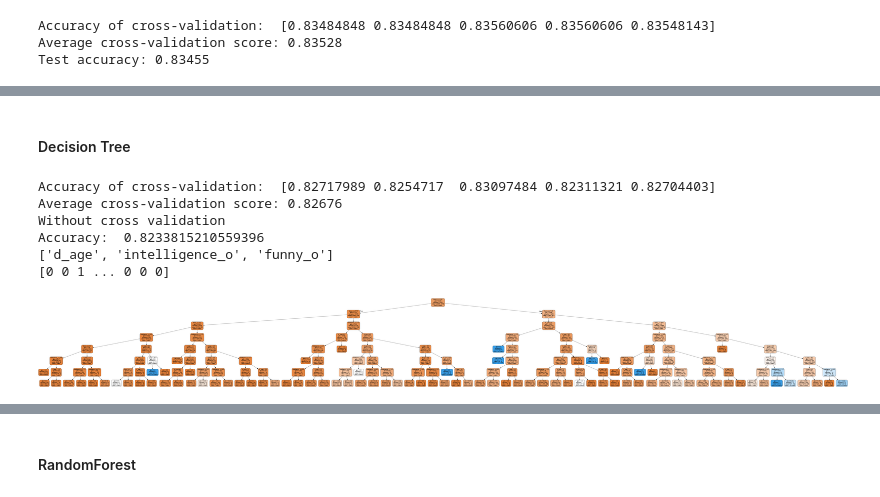
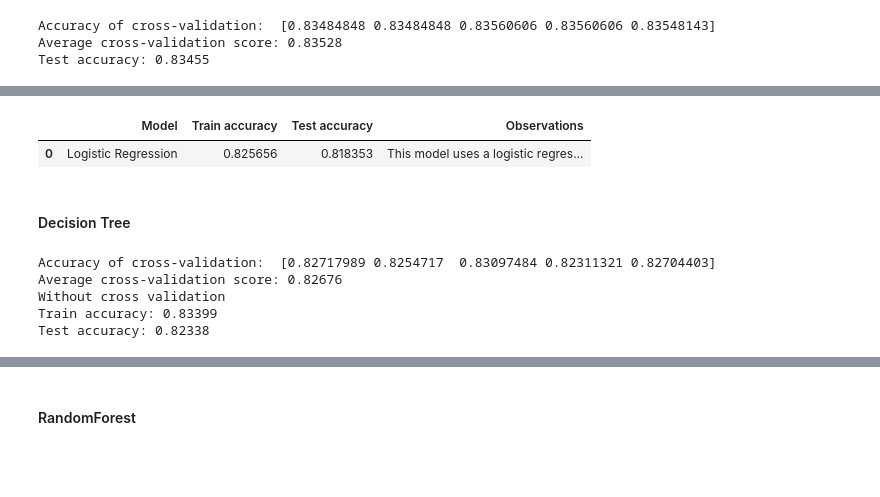
Before and after one commit to afrincon2/Machine_learning, a Jupyter notebook: Cross_Validation_LogisticRegression_and_Trees/Cross_validation.ipynb, the cells around one changed output, grey strips where cells are left out. Cells and saved outputs as stored; diff of their text form; code cells hidden in the pictures; blank space fills up the shorter version.

```diff
--- a/Cross_Validation_LogisticRegression_and_Trees/Cross_validation.ipynb
+++ b/Cross_Validation_LogisticRegression_and_Trees/Cross_validation.ipynb
@@ -184,6 +184,8 @@ Accuracy of cross-validation:  [0.83484848 0.83484848 0.83560606 0.83560606 0.83
 Average cross-validation score: 0.83528
 Test accuracy: 0.83455
 # %%
+table_models = pd.DataFrame(columns=['Model', 'Train accuracy', 'Test accuracy', 'Observations'])
+
 # Create model of logistic regression
 
 variables2_X=["d_age","intelligence_o","funny_o"]
@@ -202,21 +204,25 @@ X_train, X_test, y_train, y_test = train_test_split(X, y, test_size=0.2, random_
 # Create a logistic regression classifier
 clf = LogisticRegression(random_state=42)
 
-# Perform k-fold cross-validation
+# Perform k-fold cross-validation for training
 k = 5
-scores = cross_val_score(clf, X_train, y_train, cv=k)
-print( "Accuracy of cross-validation: ", scores)
+scores_training = cross_val_score(clf, X_train, y_train, cv=k)
+print( "Accuracy of cross-validation: ", scores_training)
 # Print the average accuracy across all folds
-print("Average cross-validation score: %.5f" % np.mean(scores))
+print("Average cross-validation score: %.5f" % np.mean(scores_training))
+
+
 
 # Fit the classifier to the training data
 clf.fit(X_train, y_train)
-
+training_score= clf.score(X_train, y_train)
+print("Train accuracy: %.5f" % training_score)
 # Evaluate the classifier on the test data
 test_score = clf.score(X_test, y_test)
 print("Test accuracy: %.5f" % test_score)
-print(y.values)
-X
+
+##Add to model to dataframe
+table_models.loc[0] = ['Logistic Regression', training_score, test_score, "This model uses a logistic regression using d_age, intelligence_o, funny_o as indepedent variables"]
 # %% [output]
 Accuracy of cross-validation:  [0.82639434 0.82625786 0.82468553 0.82389937 0.82704403]
 Average cross-validation score: 0.82566
@@ -238,3 +231,8 @@ Test accuracy: 0.81835
+# %%
+table_models
+# %% [output]
+|  | Model | Train accuracy | Test accuracy | Observations |
+| 0 | Logistic Regression | 0.825656 | 0.818353 | This model uses a logistic regres... |
 # %% [markdown]
 #### Decision Tree
 # %%
@@ -250,12 +248,14 @@ print( "Accuracy of cross-validation: ", scores)
 print("Average cross-validation score: %.5f" % np.mean(scores))
 
 print("Without cross validation")
+# Fit the classifier to the training data
 clf.fit(X_train, y_train)
-y_pred = clf.predict(X_test)
-accuracy = accuracy_score(y_test, y_pred)
-print("Accuracy: ", accuracy)
-print(X.columns.to_list())
-print(y.values)
+training_score= clf.score(X_train, y_train)
+print("Train accuracy: %.5f" % training_score)
+# Evaluate the classifier on the test data
+test_score = clf.score(X_test, y_test)
+print("Test accuracy: %.5f" % test_score)
+
 dot_data = export_graphviz(clf, out_file=None,
                            feature_names=X.columns.to_list(),
                            class_names=["match","no match"],
@@ -264,11 +264,10 @@ dot_data = export_graphviz(clf, out_file=None,
 
 graph = graphviz.Source(dot_data)
 Image(graph.pipe(format='png'))
+table_models.loc[1] = ['Decision Tree', training_score, test_score, "This model uses a decision tree with max_depth=7 indepent variables as d_age, intelligence_o, funny_o as indepedent variables"]
 # %% [output]
 Accuracy of cross-validation:  [0.82717989 0.8254717  0.83097484 0.82311321 0.82704403]
 Average cross-validation score: 0.82676
 Without cross validation
-Accuracy:  0.8233815210559396
-['d_age', 'intelligence_o', 'funny_o']
-[0 0 1 ... 0 0 0]
+Train accuracy: 0.83399
+Test accuracy: 0.82338
-[figure, removed]
```
Also changed, not shown: parts of 7 cells of this notebook.
